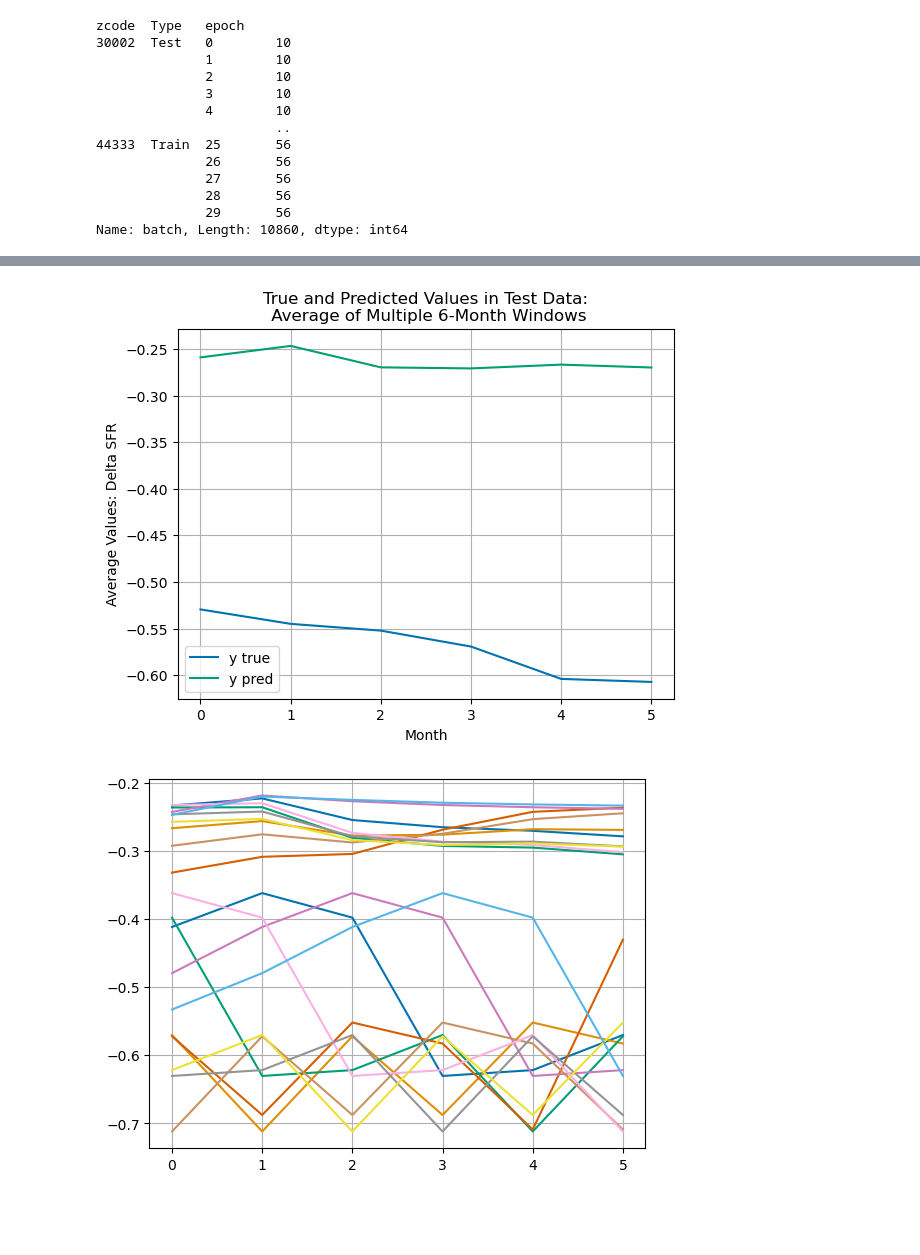
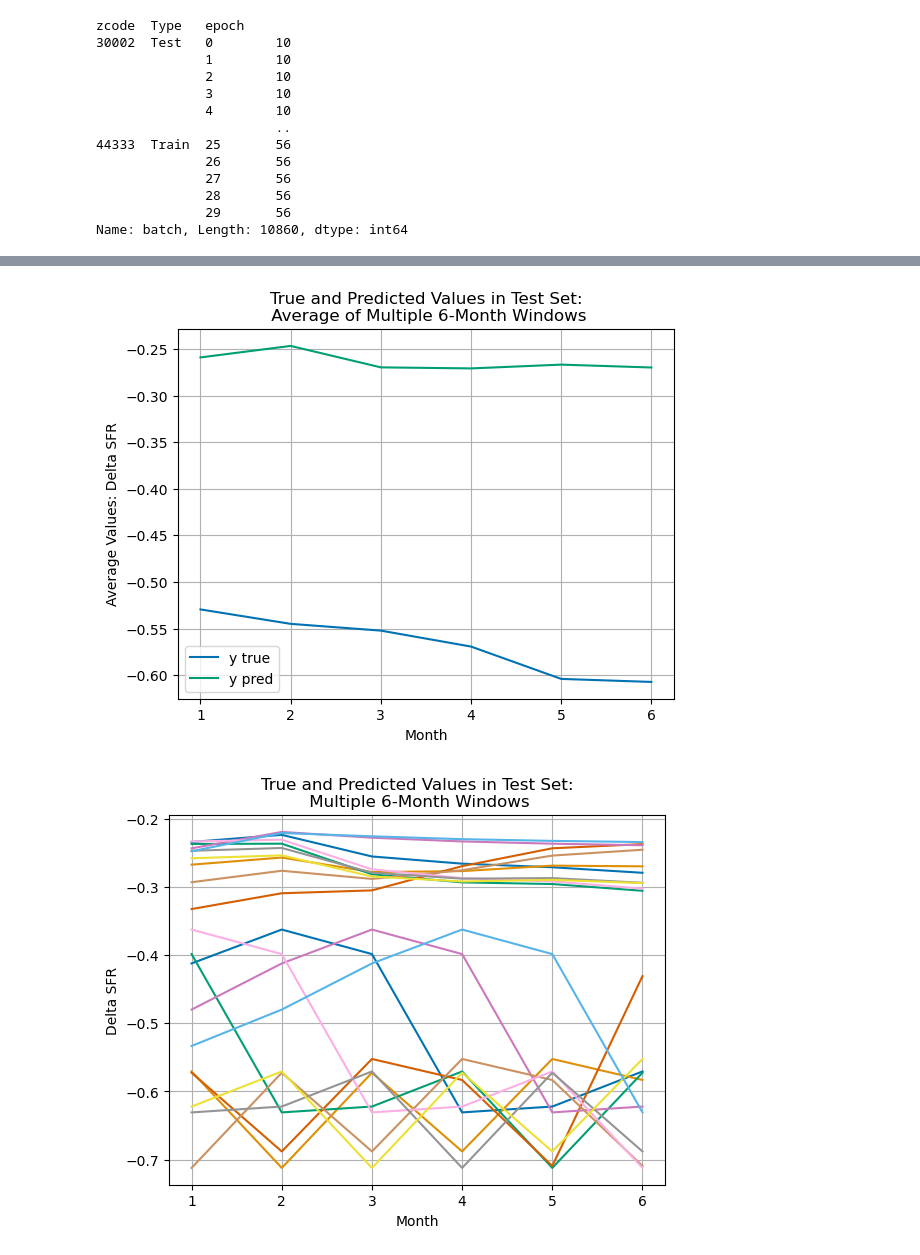
Before and after one commit to eihwood/Haystacks.AI-7, a Jupyter notebook: src/mlp_visualizations.ipynb, the cells around one changed output, grey strips where cells are left out. Saved outputs shown, nothing was run; the diff lists cells and outputs as text; code cells hidden in the pictures; blank space fills up the shorter version.

```diff
--- a/src/mlp_visualizations.ipynb
+++ b/src/mlp_visualizations.ipynb
@@ -144,3 +140,6 @@ Name: batch, Length: 10860, dtype: int64
 # %%
 # look at predictions for epoch 1
 pred = pred[pred['epoch'] == 1]
+# %%
+pred['Market'] = pred['zcode'].apply(lambda x: 'Atlanta' if x.startswith('3') else 'Cleveland')
+pred.head()
@@ -168,19 +220,28 @@ mean_yhat = np.mean(zip_pred['y_hat'], axis = 0)
 plt.plot(mean_y, label ='y true')
 plt.plot(mean_yhat, label ='y pred')
 
-plt.title('True and Predicted Values in Test Data:\n Average of Multiple 6-Month Windows')
+plt.title('True and Predicted Values in Test Set:\n Average of Multiple 6-Month Windows')
+plt.xticks(ticks = np.arange(6), labels = [1,2,3,4,5,6])
 plt.xlabel("Month")
 plt.ylabel("Average Values: Delta SFR")
 plt.legend(loc ="best")
 
 plt.savefig('ytrue_ypred_avg')
 # %% [output]
-[figure, old version]
+[figure, new version]
 # %%
 colors = sns.color_palette(palette='colorblind').as_hex()
 
 for i in zip_pred.index:
     plt.plot(zip_pred['y'][i], c = colors[i])
     plt.plot(zip_pred['y_hat'][i], c = colors[i])
+
+plt.title('True and Predicted Values in Test Set:\n Multiple 6-Month Windows')
+plt.xticks(ticks = np.arange(6), labels = [1,2,3,4,5,6])
+plt.xlabel("Month")
+plt.ylabel("Delta SFR")
+#plt.legend(loc ="best")
+
+plt.savefig('ytrue_ypred')
 # %% [output]
-[figure, old version]
+[figure, new version]
```
Also changed, not shown: parts of 11 cells of this notebook.
